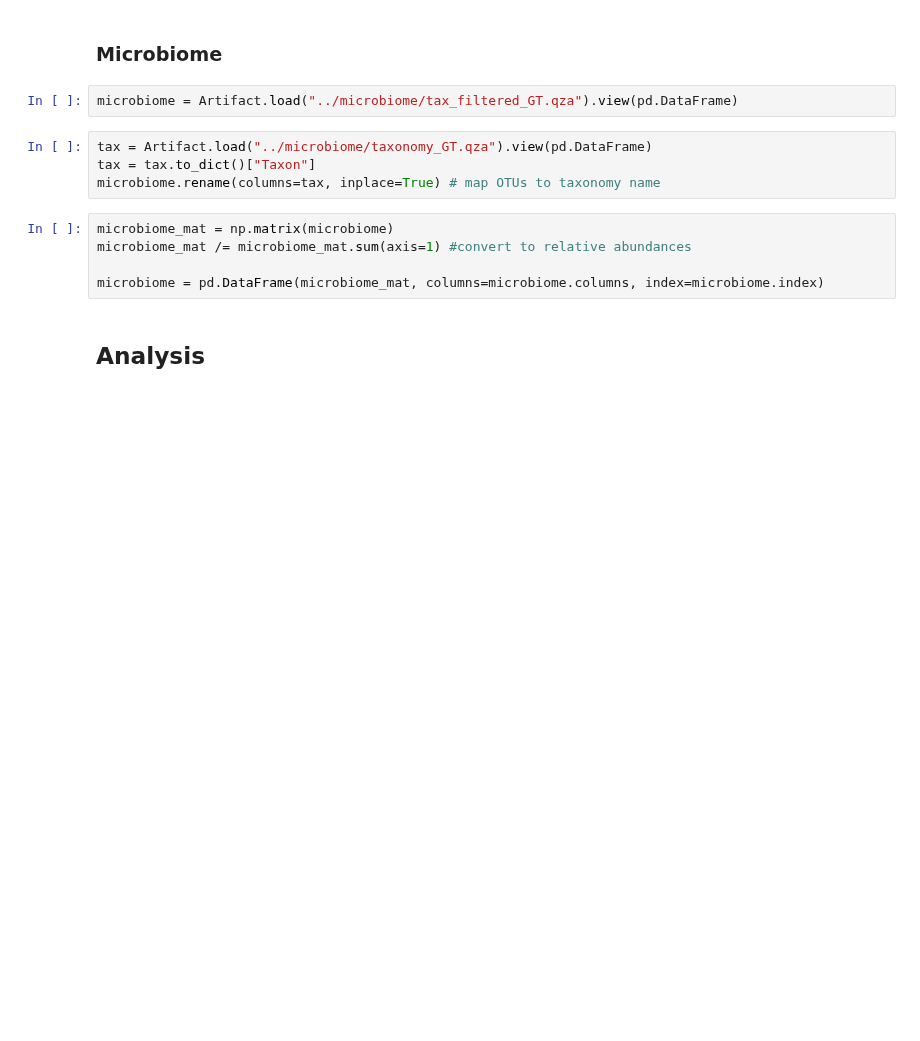
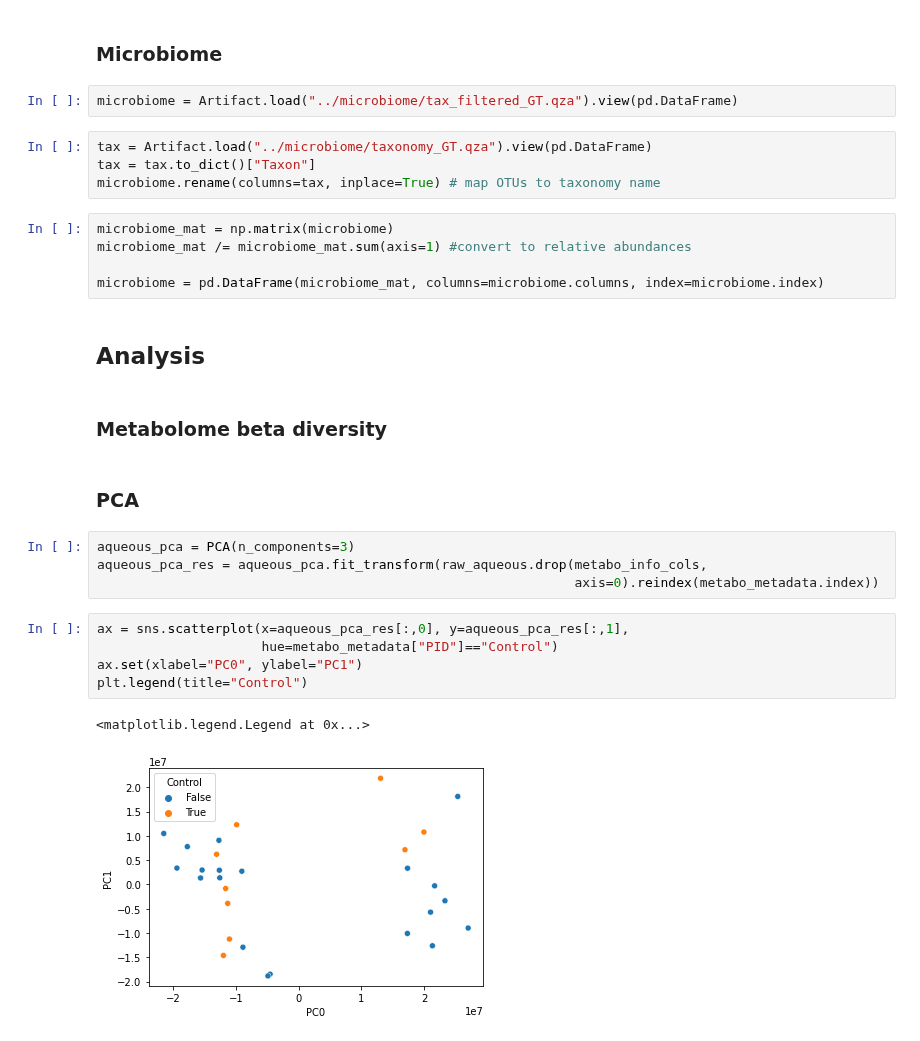
Before and after one commit to sterrettJD/GT-micro-metabo, a Jupyter notebook: analysis/GT_in_plasma.ipynb, the cells around one changed output. Drawn from its saved outputs; the diff is of its cells as text; blank space fills up the shorter version.

```diff
--- a/analysis/GT_in_plasma.ipynb
+++ b/analysis/GT_in_plasma.ipynb
@@ -107,3 +107,19 @@ microbiome_mat /= microbiome_mat.sum(axis=1) #convert to relative abundances
 microbiome = pd.DataFrame(microbiome_mat, columns=microbiome.columns, index=microbiome.index)
 # %% [markdown]
 ## Analysis
+# %% [markdown]
+### Metabolome beta diversity
+# %% [markdown]
+### PCA
+# %%
+aqueous_pca = PCA(n_components=3)
+aqueous_pca_res = aqueous_pca.fit_transform(raw_aqueous.drop(metabo_info_cols,
+                                                             axis=0).reindex(metabo_metadata.index))
+# %%
+ax = sns.scatterplot(x=aqueous_pca_res[:,0], y=aqueous_pca_res[:,1],
+                     hue=metabo_metadata["PID"]=="Control")
+ax.set(xlabel="PC0", ylabel="PC1")
+plt.legend(title="Control")
+# %% [output]
+<matplotlib.legend.Legend at 0x...>
+[figure, added]
```
Also changed, not shown: parts of 8 cells of this notebook.
